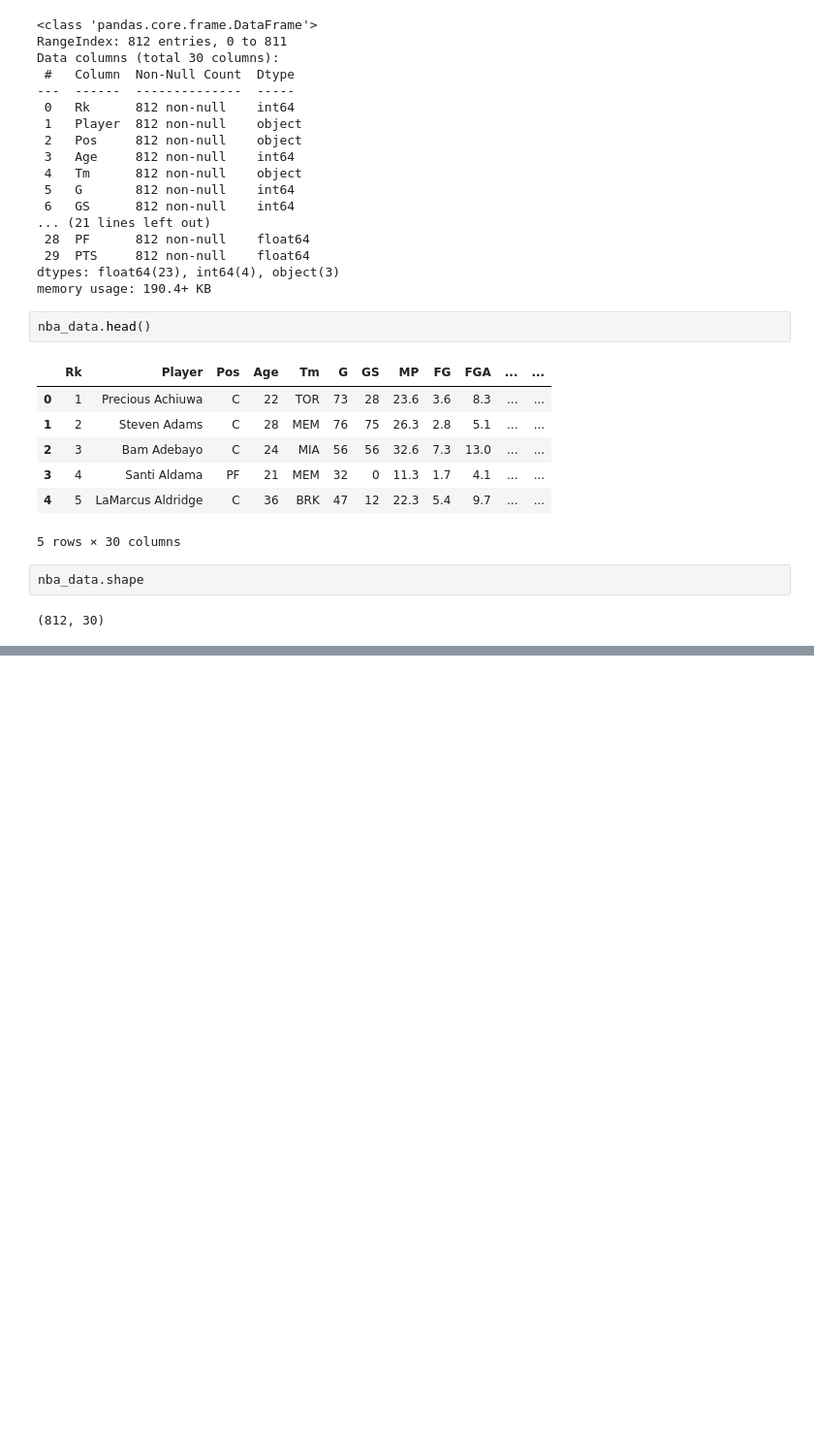
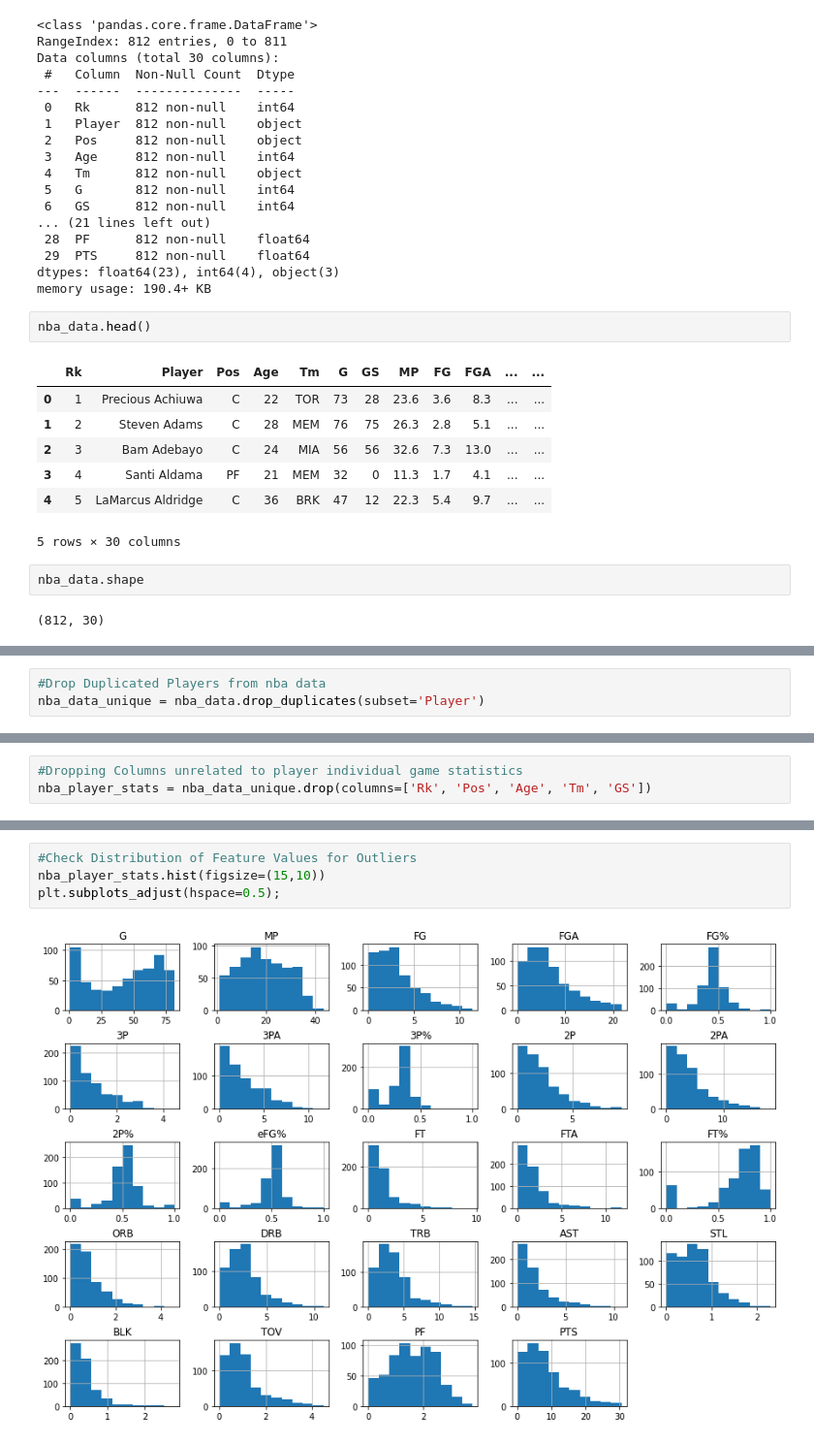
Before and after one commit to chrismle/CML-SB, a Jupyter notebook: CapstoneTwo/Capstone Project Two - Data Wrangling.ipynb, the cells around one changed output, grey strips where cells are left out. Shown: that part at 97% size. Saved outputs shown, nothing was run; the diff lists cells and outputs as text; blank space fills up the shorter version.

Commit message:
completed capstone two - data wrangling

```diff
--- a/CapstoneTwo/Capstone Project Two - Data Wrangling.ipynb
+++ b/CapstoneTwo/Capstone Project Two - Data Wrangling.ipynb
@@ -47,0 +105,3 @@ nba_data.shape
+# %%
+#Drop Duplicated Players from nba data
+nba_data_unique = nba_data.drop_duplicates(subset='Player')
@@ -47,0 +117,3 @@ nba_data.shape
+# %%
+#Dropping Columns unrelated to player individual game statistics
+nba_player_stats = nba_data_unique.drop(columns=['Rk', 'Pos', 'Age', 'Tm', 'GS'])
@@ -47,0 +150,6 @@ nba_data.shape
+# %%
+#Check Distribution of Feature Values for Outliers
+nba_player_stats.hist(figsize=(15,10))
+plt.subplots_adjust(hspace=0.5);
+# %% [output]
+[figure, added]
```
Also changed, not shown: parts of 17 cells of this notebook, 3 other files.
